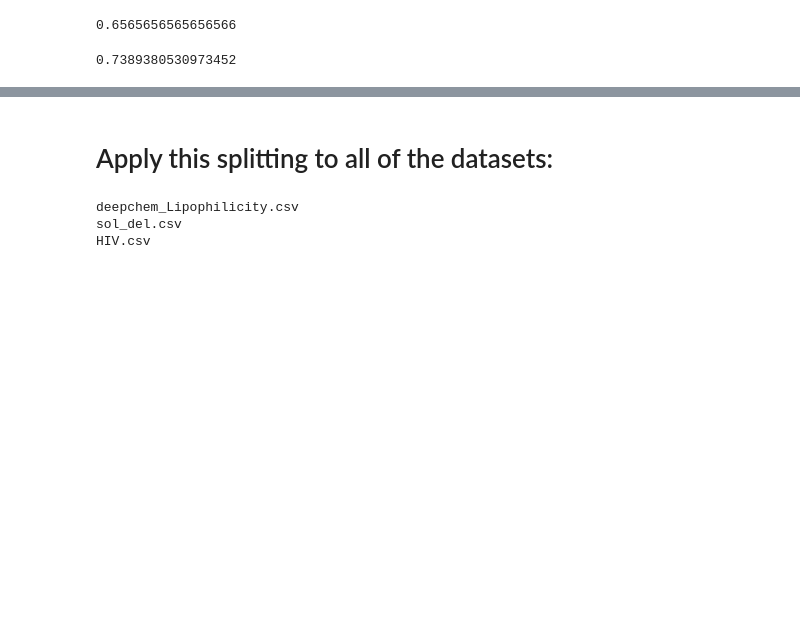
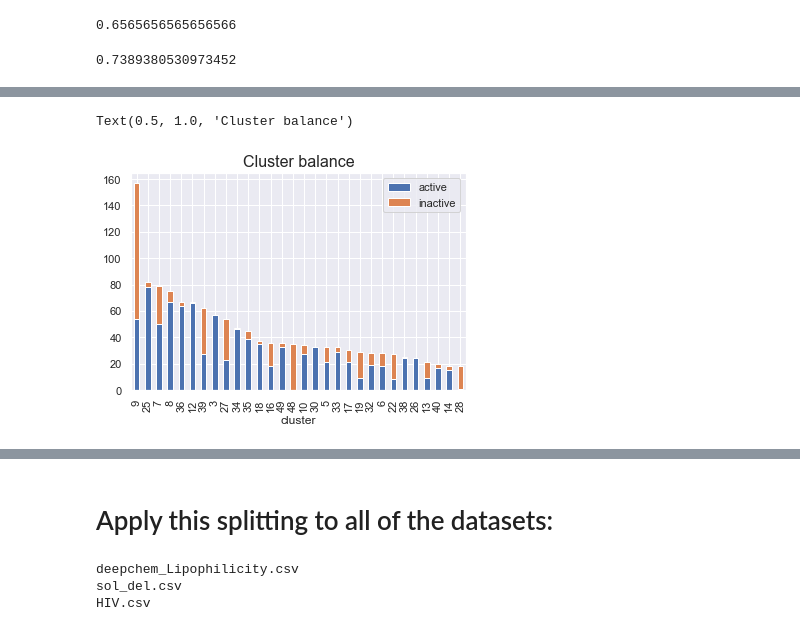
Before and after one commit to PJMichaels/Chemistry-Capstone, a Jupyter notebook: Data_Set_Splitting.ipynb, the cells around one changed output, grey strips where cells are left out. Saved outputs shown, nothing was run; the diff lists cells and outputs as text; code cells hidden in the pictures; blank space fills up the shorter version.

```diff
--- a/Data_Set_Splitting.ipynb
+++ b/Data_Set_Splitting.ipynb
@@ -146,0 +168,19 @@ Name: active, dtype: int64
+# %%
+cluster_balance={'cluster':[],'active':[],'inactive':[],'size':[]}
+for group, dataframe in df.groupby('cluster'):
+    cluster_balance['cluster'].append(group)
+    try:
+        actives = dataframe['active'].value_counts()[1]
+    except:
+        actives = 0
+    try:
+        inactives=dataframe['active'].value_counts()[0]
+    except:
+        inactives=0
+    cluster_balance['active'].append(actives)
+    cluster_balance['inactive'].append(inactives)
+    cluster_balance['size'].append(actives+inactives)
+cluster_df=pd.DataFrame(cluster_balance).sort_values(by='size',ascending=False)
+cluster_df['ratio']=cluster_df['active']/(cluster_df['inactive']+cluster_df['active'])
+print(cluster_df.shape)
+cluster_df.head(20)
@@ -146,0 +206,11 @@ Name: active, dtype: int64
+# %%
+# plot cluster balance:
+sns.set()
+plot_df=cluster_df[['cluster','active','inactive']].iloc[0:30]
+plot_df.set_index('cluster').plot(kind='bar', stacked=True)
+
+#add overall title
+plt.title('Cluster balance', fontsize=16)
+# %% [output]
+Text(0.5, 1.0, 'Cluster balance')
+[figure, added]
```
Also changed, not shown: parts of 9 cells of this notebook.
